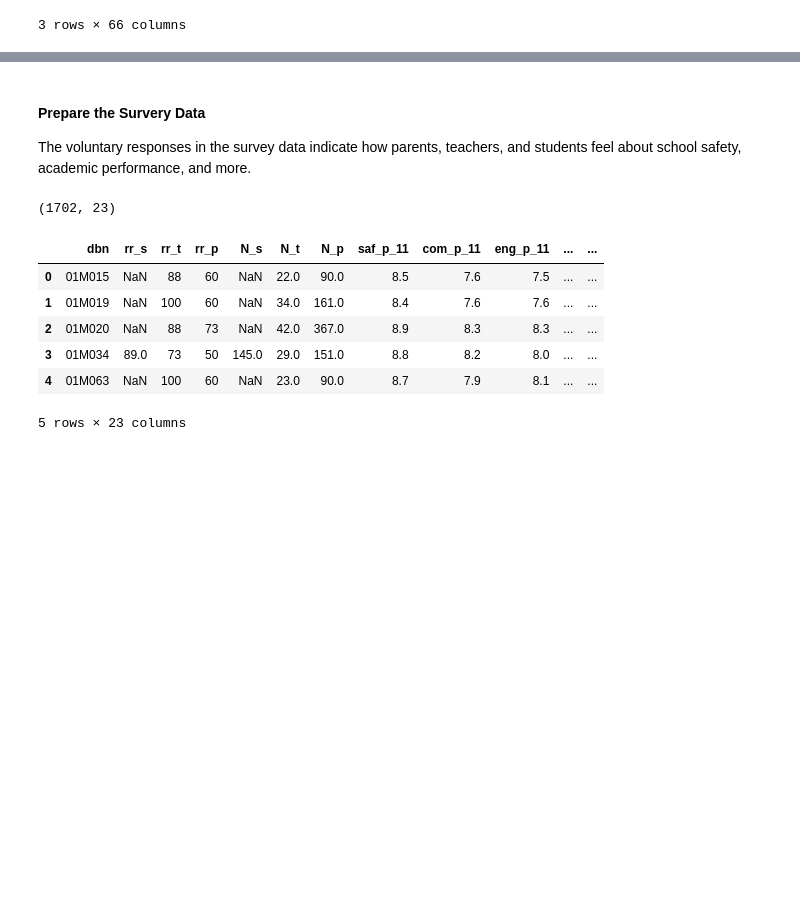
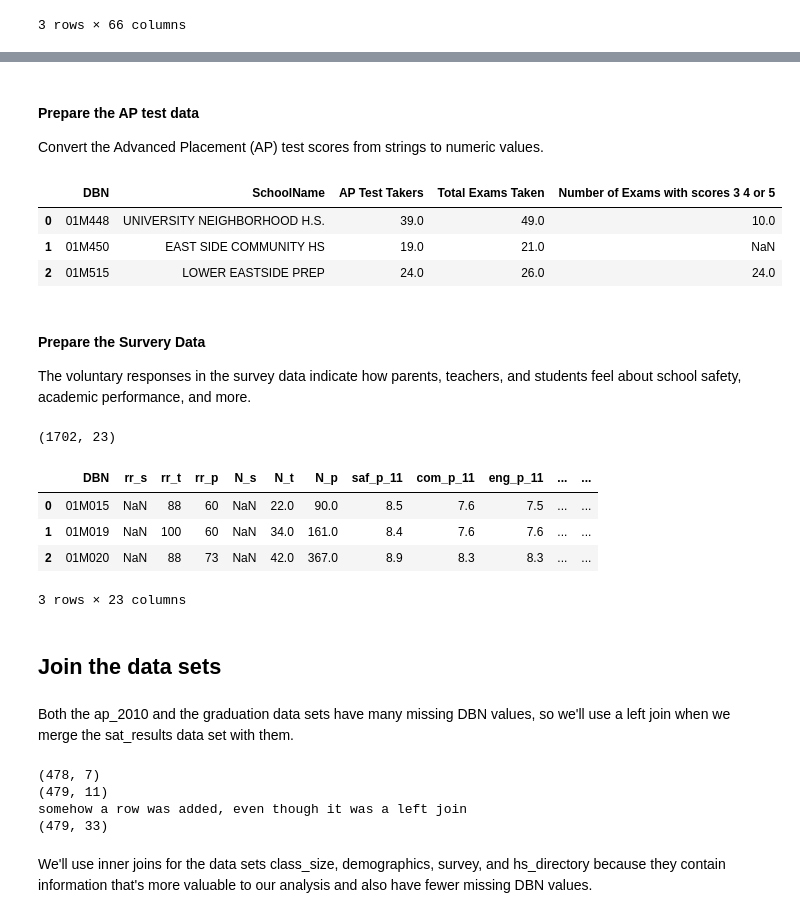
Before and after one commit to danielzayas/education_gap, a Jupyter notebook: education_gap.ipynb, the cells around one changed output, grey strips where cells are left out. Cells and saved outputs as stored; diff of their text form; code cells hidden in the pictures; blank space fills up the shorter version.

```diff
--- a/education_gap.ipynb
+++ b/education_gap.ipynb
@@ -104,0 +165,4 @@ data['hs_directory'].head(3)
+# %%
+# select the total values for 2006
+data['graduation'] = data['graduation'][data['graduation']['Cohort'] == '2006']
+data['graduation'] = data['graduation'][data['graduation']['Demographic'] == 'Total Cohort']
@@ -104,0 +171,26 @@ data['hs_directory'].head(3)
+# %%
+def custom_to_numeric(obj):
+    # custom conversion of strings to numeric data type
+    if not isinstance(obj, str): # returns object if it's not a string
+        return obj
+    elif '%' in obj:
+        percent = float(obj.split('%')[0])/100
+        return percent
+    elif ',' in obj:
+        return float(obj.replace(',',''))
+    elif obj == 's' or obj =='.': # for some reason there are a lot of these null values 's'
+        return np.NaN
+    else:
+        try:
+            return float(obj)
+        except Exception as err:
+            print('Error Warning: '+'str(err)')
+            print(type(err))
+            print(obj)
+            return np.NaN
+# %%
+# values: string to numeric
+col_names = data['graduation'].columns
+for i, col in enumerate(col_names[4:]):
+    data['graduation'][col] = data['graduation'][col].apply(custom_to_numeric)
+data['graduation'].head(3)
@@ -105,3 +203,18 @@ data['hs_directory'].head(3)
+# %% [markdown]
+#### Prepare the AP test data
+
+Convert the Advanced Placement (AP) test scores from strings to numeric values.
+# %%
+col_names = data['ap_2010'].columns
+for col_name in col_names[2:5]:
+    data['ap_2010'][col_name] = pd.to_numeric(data['ap_2010'][col_name], errors="coerce")
+
+data['ap_2010'].head(3)
+# %% [output]
+|  | DBN | SchoolName | AP Test Takers | Total Exams Taken | Number of Exams with scores 3 4 or 5 |
+| 0 | 01M448 | UNIVERSITY NEIGHBORHOOD H.S. | 39.0 | 49.0 | 10.0 |
+| 1 | 01M450 | EAST SIDE COMMUNITY HS | 19.0 | 21.0 | NaN |
+| 2 | 01M515 | LOWER EASTSIDE PREP | 24.0 | 26.0 | 24.0 |
 # %% [markdown]
 #### Prepare the Survery Data
 
@@ -113,16 +222,34 @@ d75_survey = pd.read_csv('survey_d75.txt', delimiter="\t", encoding="windows-125
 # %%
-survey = pd.concat([all_survey, d75_survey], axis=0) # added District 75 to the survey data
 survey['DBN'] = survey['dbn'] # copy the 'dbn' column and capitalize the column name
-col_names = ["dbn", "rr_s", "rr_t", "rr_p", "N_s", "N_t", "N_p", "saf_p_11", "com_p_11", "eng_p_11", "aca_p_11", "saf_t_11", "com_t_11", "eng_t_11", "aca_t_11", "saf_s_11", "com_s_11", "eng_s_11", "aca_s_11", "saf_tot_11", "com_tot_11", "eng_tot_11", "aca_tot_11"]
+col_names = ["DBN", "rr_s", "rr_t", "rr_p", "N_s", "N_t", "N_p", "saf_p_11", "com_p_11", "eng_p_11", "aca_p_11", "saf_t_11", "com_t_11", "eng_t_11", "aca_t_11", "saf_s_11", "com_s_11", "eng_s_11", "aca_s_11", "saf_tot_11", "com_tot_11", "eng_tot_11", "aca_tot_11"]
 survey = survey[col_names] # keep only the columns we care about
-print(survey.shape) # 1702 schools/rows
-survey.head()
+data['survey'] = survey
+print(survey.shape) # 1702 schools, which includes more than just high schools
+survey.head(3)
 # %% [output]
 (1702, 23)
-|  | dbn | rr_s | rr_t | rr_p | N_s | N_t | N_p | saf_p_11 | com_p_11 | eng_p_11 | ... | ... |
+|  | DBN | rr_s | rr_t | rr_p | N_s | N_t | N_p | saf_p_11 | com_p_11 | eng_p_11 | ... | ... |
 | 0 | 01M015 | NaN | 88 | 60 | NaN | 22.0 | 90.0 | 8.5 | 7.6 | 7.5 | ... | ... |
 | 1 | 01M019 | NaN | 100 | 60 | NaN | 34.0 | 161.0 | 8.4 | 7.6 | 7.6 | ... | ... |
 | 2 | 01M020 | NaN | 88 | 73 | NaN | 42.0 | 367.0 | 8.9 | 8.3 | 8.3 | ... | ... |
-| 3 | 01M034 | 89.0 | 73 | 50 | 145.0 | 29.0 | 151.0 | 8.8 | 8.2 | 8.0 | ... | ... |
-| 4 | 01M063 | NaN | 100 | 60 | NaN | 23.0 | 90.0 | 8.7 | 7.9 | 8.1 | ... | ... |
-5 rows × 23 columns
+3 rows × 23 columns
+# %% [markdown]
+## Join the data sets
+# %% [markdown]
+Both the ap_2010 and the graduation data sets have many missing DBN values, so we'll use a left join when we merge the sat_results data set with them.
+# %%
+# left joins
+print(data['sat_results'].shape)
+combined = data['sat_results']
+combined = combined.merge(data['ap_2010'], on = 'DBN', how='left')
+print(combined.shape)
+print('somehow a row was added, even though it was a left join')
+combined = combined.merge(data['graduation'], on = 'DBN', how='left')
+print(combined.shape)
+# %% [output]
+(478, 7)
+(479, 11)
+somehow a row was added, even though it was a left join
+(479, 33)
+# %% [markdown]
+We'll use inner joins for the data sets class_size, demographics, survey, and hs_directory because they contain information that's more valuable to our analysis and also have fewer missing DBN values.
```
Also changed, not shown: parts of 66 cells of this notebook.
